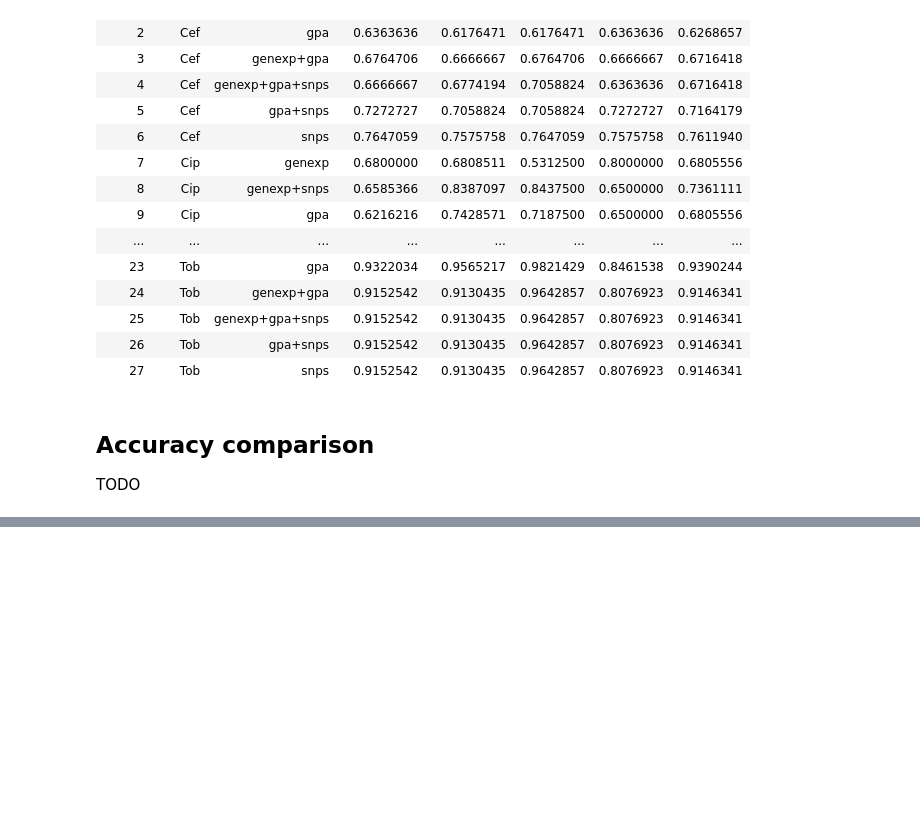
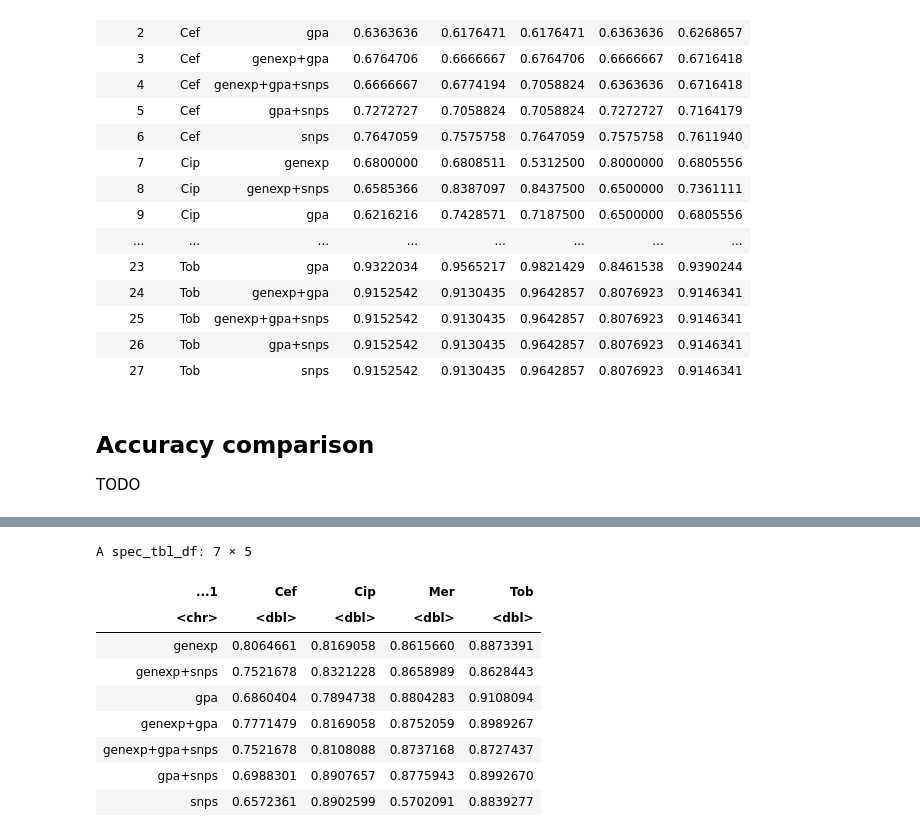
Before and after one commit to riccardo03-maker/Multiomic_integration_antimicrobial_resistance, a Jupyter notebook: r_trials.ipynb, the cells around one changed output, grey strips where cells are left out. Saved outputs shown, nothing was run; the diff lists cells and outputs as text; code cells hidden in the pictures; blank space fills up the shorter version.

Commit message:
Rewritten machine learning algorithms

```diff
--- a/r_trials.ipynb
+++ b/r_trials.ipynb
@@ -676,0 +679,5 @@ TODO
+# %%
+library(tidyverse)
+svm_paper_cv <- read_csv(
+    "pipelines/results/ml_algorithms/svm_paper/svm_paper_cv_scores.csv"
+)
@@ -676,0 +705,13 @@ TODO
+# %%
+svm_paper_cv
+# %% [output]
+A spec_tbl_df: 7 × 5
+| ...1 | Cef | Cip | Mer | Tob |
+| <chr> | <dbl> | <dbl> | <dbl> | <dbl> |
+| genexp | 0.8064661 | 0.8169058 | 0.8615660 | 0.8873391 |
+| genexp+snps | 0.7521678 | 0.8321228 | 0.8658989 | 0.8628443 |
+| gpa | 0.6860404 | 0.7894738 | 0.8804283 | 0.9108094 |
+| genexp+gpa | 0.7771479 | 0.8169058 | 0.8752059 | 0.8989267 |
+| genexp+gpa+snps | 0.7521678 | 0.8108088 | 0.8737168 | 0.8727437 |
+| gpa+snps | 0.6988301 | 0.8907657 | 0.8775943 | 0.8992670 |
+| snps | 0.6572361 | 0.8902599 | 0.5702091 | 0.8839277 |
```
Also changed, not shown: parts of 4 cells of this notebook, 12 other files.
